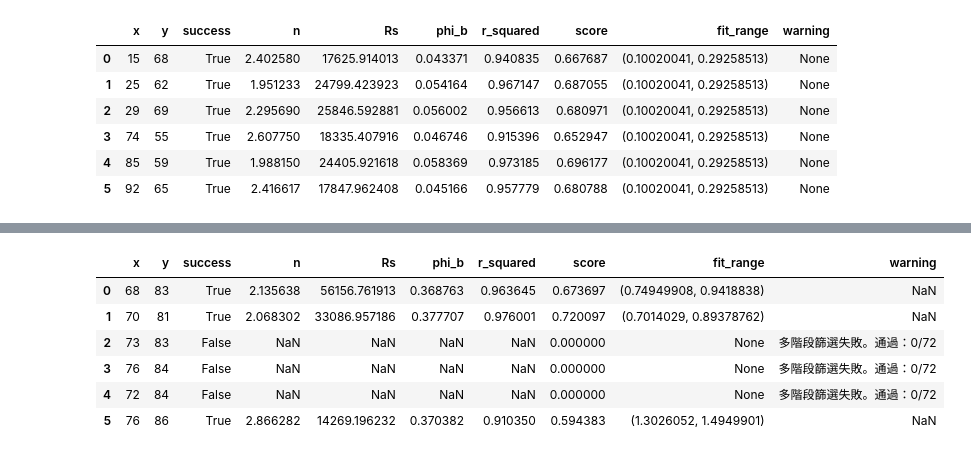
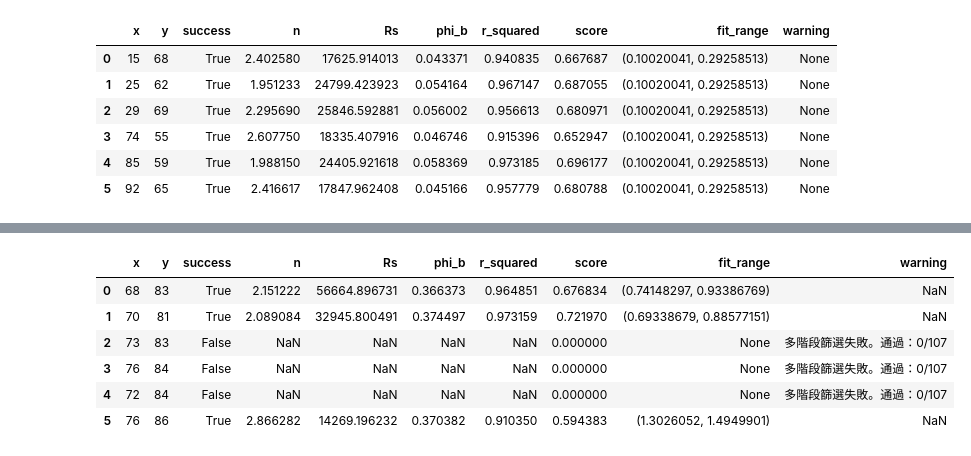
Before and after one commit to mithgil/cheungfit, a Jupyter notebook: notebooks/cheung_run.ipynb, the cells around one changed output, grey strips where cells are left out. Saved outputs shown, nothing was run; the diff lists cells and outputs as text; code cells hidden in the pictures.

```diff
--- a/notebooks/cheung_run.ipynb
+++ b/notebooks/cheung_run.ipynb
@@ -613,7 +824,7 @@ from ivs_tools import SchottkyAnalyzer, ConfigLoader
 # 建立寬鬆配置
 loose_config = FittingConfig(
     window_size=25,
-    step_size=3,
+    step_size=2,
     min_r_squared=0.85,      # 放寬 R²
     n_min=0.5, n_max=5.0,    # 放寬 n
     Rs_min=0, Rs_max=1e10,
@@ -728,10 +939,10 @@ df_dict['L5']
 # %%
-df_dict['L6']
+df_dict_loose['L6']
 # %% [output]
 |  | x | y | success | n | Rs | phi_b | r_squared | score | fit_range | warning |
-| 0 | 68 | 83 | True | 2.135638 | 56156.761913 | 0.368763 | 0.963645 | 0.673697 | (0.74949908, 0.9418838) | NaN |
-| 1 | 70 | 81 | True | 2.068302 | 33086.957186 | 0.377707 | 0.976001 | 0.720097 | (0.7014029, 0.89378762) | NaN |
-| 2 | 73 | 83 | False | NaN | NaN | NaN | NaN | 0.000000 | None | 多階段篩選失敗。通過：0/72 |
-| 3 | 76 | 84 | False | NaN | NaN | NaN | NaN | 0.000000 | None | 多階段篩選失敗。通過：0/72 |
-| 4 | 72 | 84 | False | NaN | NaN | NaN | NaN | 0.000000 | None | 多階段篩選失敗。通過：0/72 |
+| 0 | 68 | 83 | True | 2.151222 | 56664.896731 | 0.366373 | 0.964851 | 0.676834 | (0.74148297, 0.93386769) | NaN |
+| 1 | 70 | 81 | True | 2.089084 | 32945.800491 | 0.374497 | 0.973159 | 0.721970 | (0.69338679, 0.88577151) | NaN |
+| 2 | 73 | 83 | False | NaN | NaN | NaN | NaN | 0.000000 | None | 多階段篩選失敗。通過：0/107 |
+| 3 | 76 | 84 | False | NaN | NaN | NaN | NaN | 0.000000 | None | 多階段篩選失敗。通過：0/107 |
+| 4 | 72 | 84 | False | NaN | NaN | NaN | NaN | 0.000000 | None | 多階段篩選失敗。通過：0/107 |
 | 5 | 76 | 86 | True | 2.866282 | 14269.196232 | 0.370382 | 0.910350 | 0.594383 | (1.3026052, 1.4949901) | NaN |
```
Also changed, not shown: parts of 12 cells of this notebook, 6 other files.
